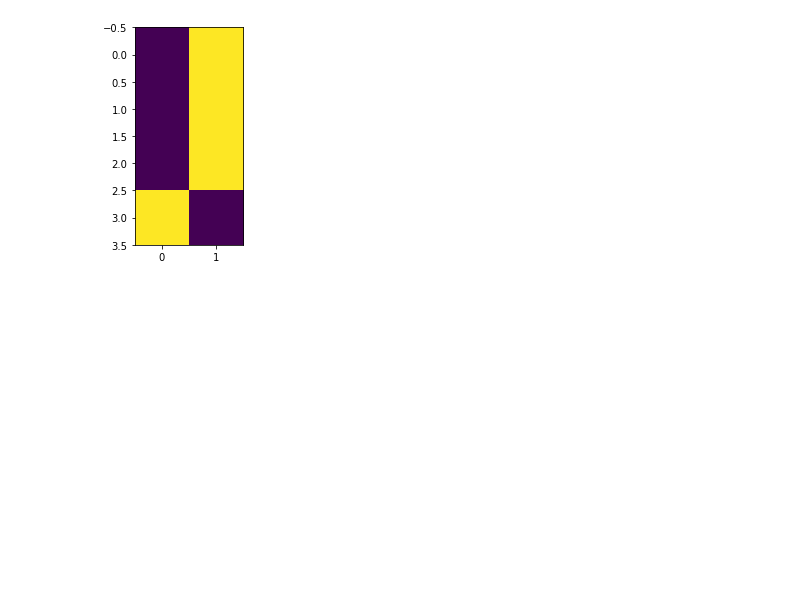
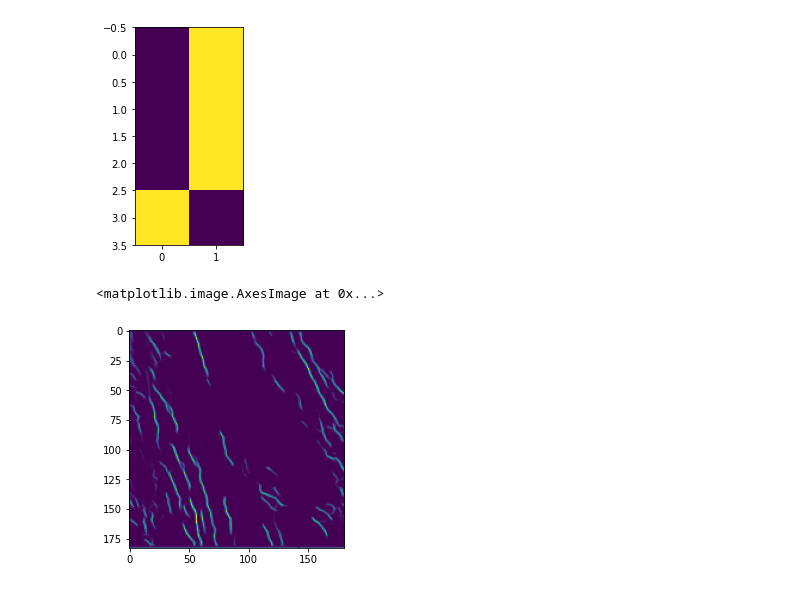
Before and after one commit to uw-loci/collagen-fiber-metrics, a Jupyter notebook: main_measurements.ipynb, the cells around one changed output. Drawn from its saved outputs; the diff is of its cells as text; code cells hidden in the pictures; blank space fills up the shorter version.

```diff
--- a/main_measurements.ipynb
+++ b/main_measurements.ipynb
@@ -217,0 +223,7 @@ plt.imshow(regions[8].image)
+# %%
+im_arr = io.imread('val_250.tif')
+# %%
+plt.imshow(im_arr)
+# %% [output]
+<matplotlib.image.AxesImage at 0x...>
+[figure, added]
```
Also changed, not shown: parts of 4 cells of this notebook, 4 other files.
